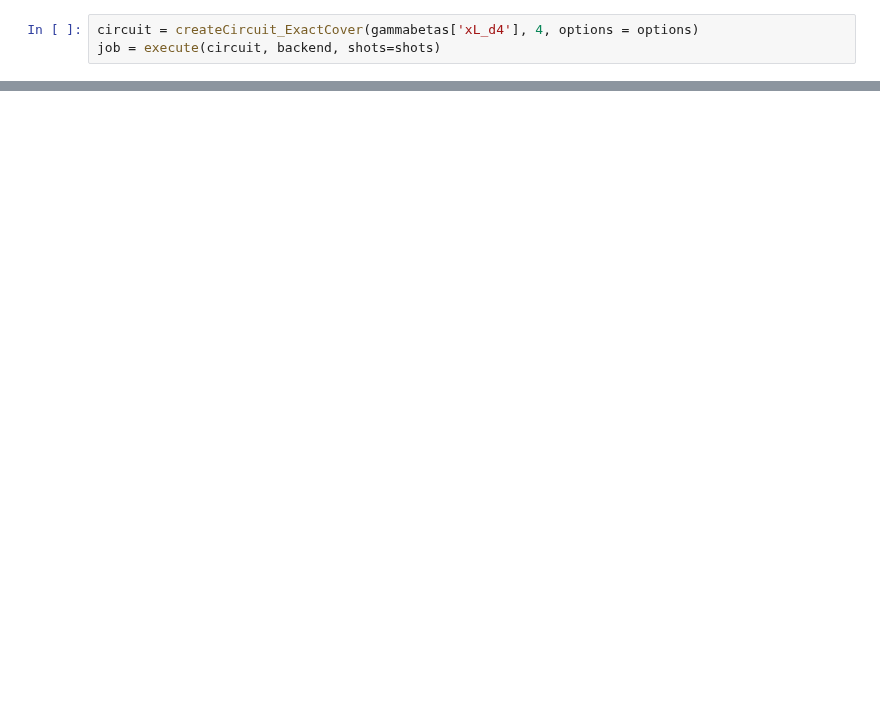
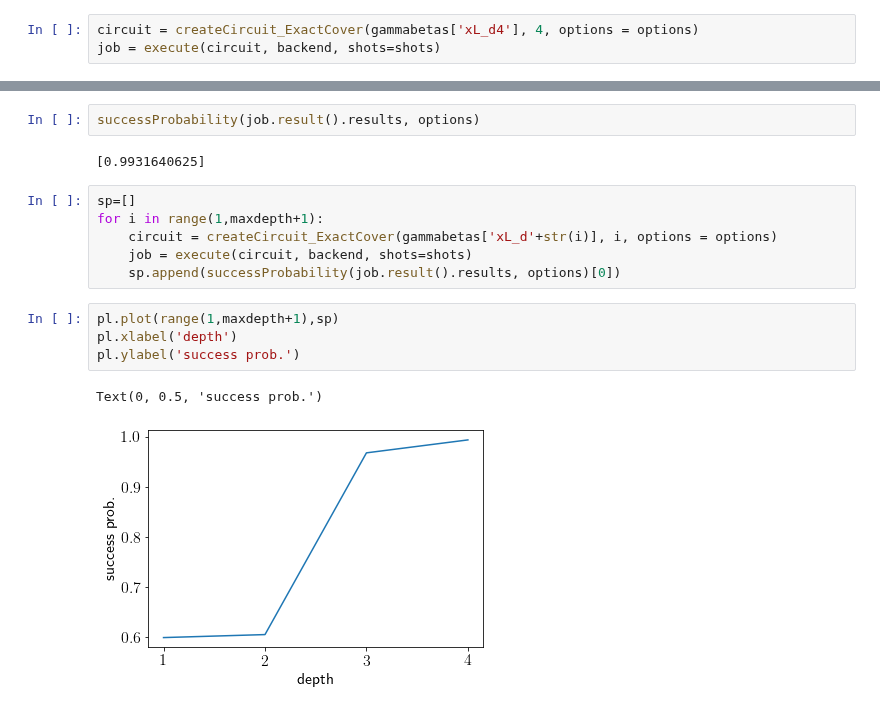
Before and after one commit to OpenQuantumComputing/optimization, a Jupyter notebook: exact cover.ipynb, the cells around one changed output, grey strips where cells are left out. Saved outputs shown, nothing was run; the diff lists cells and outputs as text; blank space fills up the shorter version.

```diff
--- a/exact cover.ipynb
+++ b/exact cover.ipynb
@@ -164,0 +148,17 @@ plot_histogram(job.result().get_counts())
+# %%
+successProbability(job.result().results, options)
+# %% [output]
+[0.9931640625]
+# %%
+sp=[]
+for i in range(1,maxdepth+1):
+    circuit = createCircuit_ExactCover(gammabetas['xL_d'+str(i)], i, options = options)
+    job = execute(circuit, backend, shots=shots)
+    sp.append(successProbability(job.result().results, options)[0])
+# %%
+pl.plot(range(1,maxdepth+1),sp)
+pl.xlabel('depth')
+pl.ylabel('success prob.')
+# %% [output]
+Text(0, 0.5, 'success prob.')
+[figure, added]
```
Also changed, not shown: parts of 9 cells of this notebook, 3 other files.
